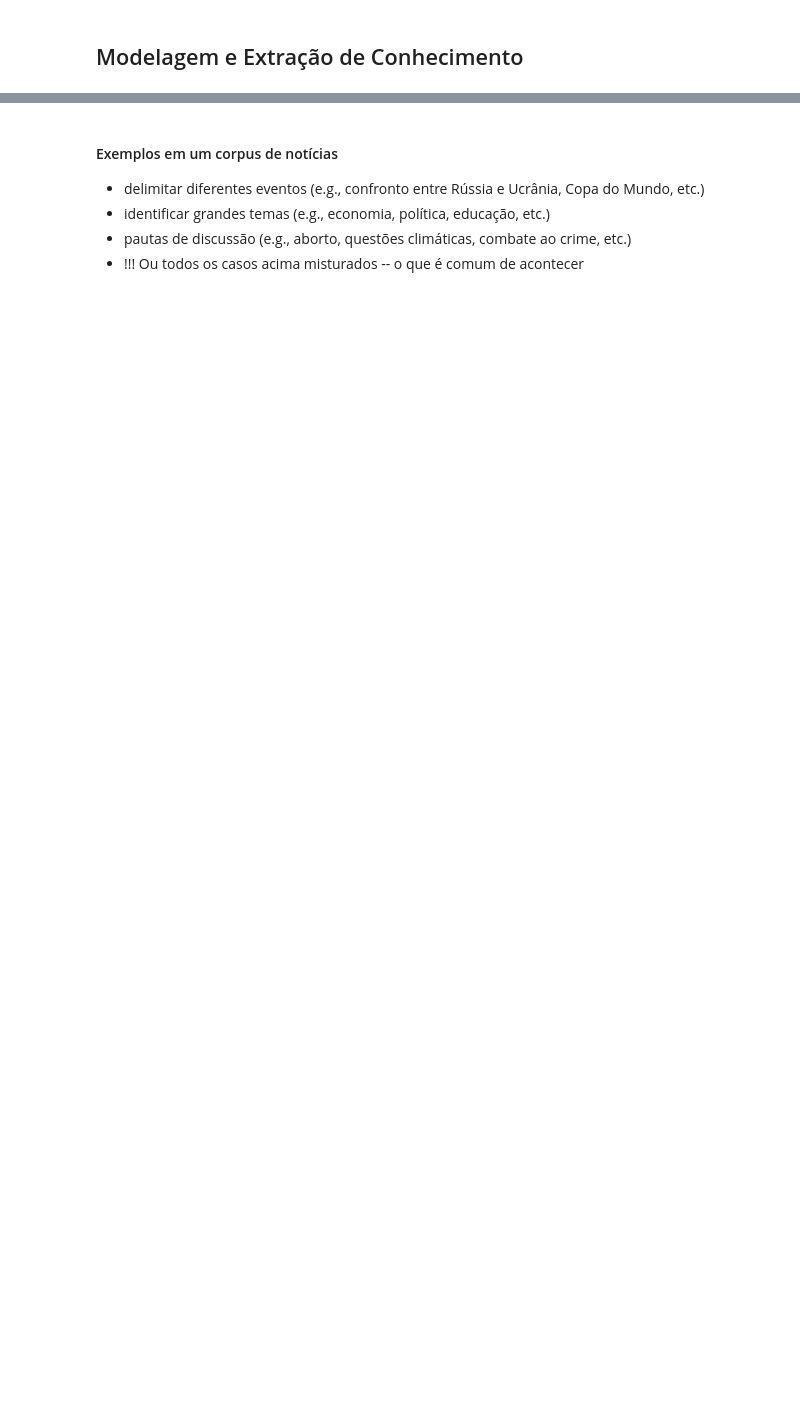
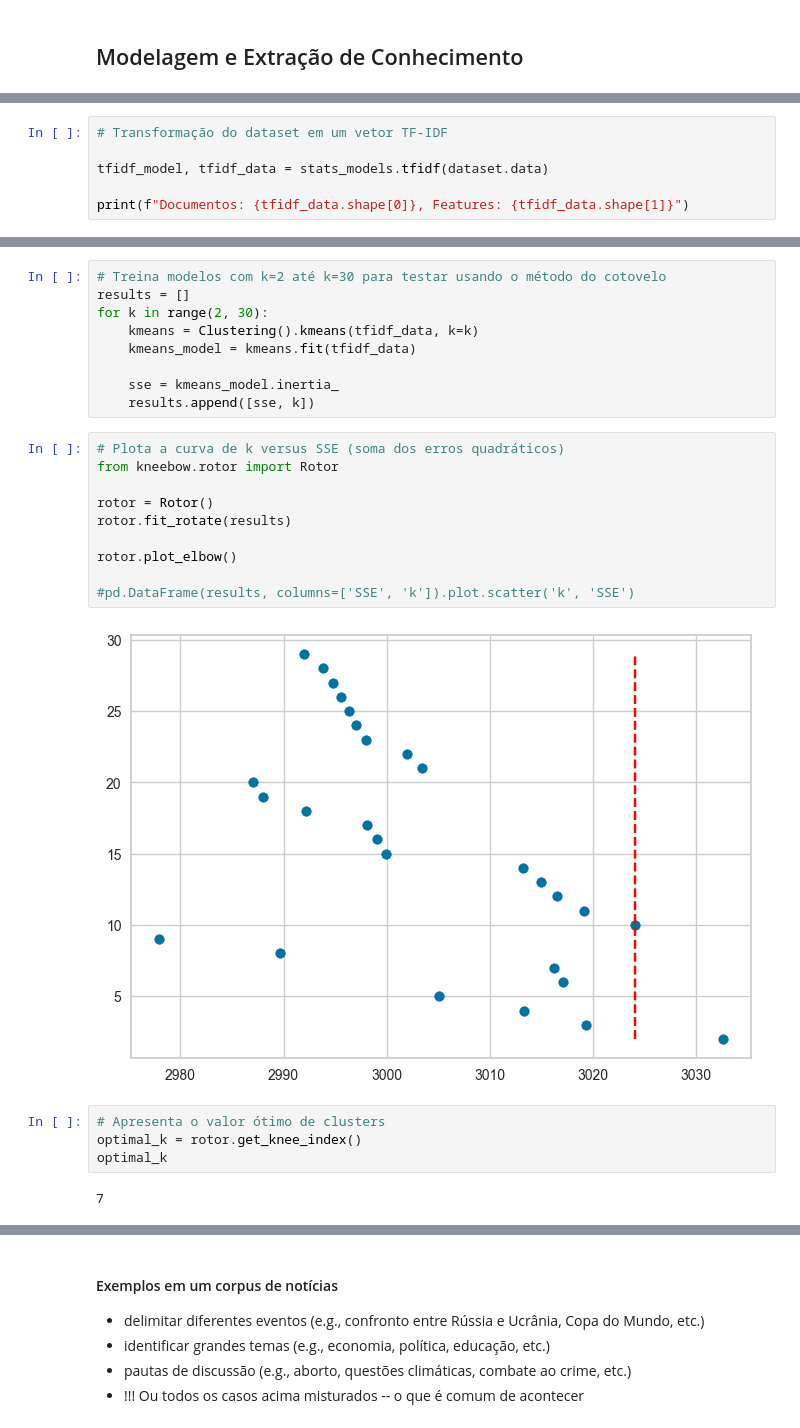
Before and after one commit to webmedia2022-nlp/course-code, a Jupyter notebook: NLP_WebMedia2022.ipynb, the cells around one changed output, grey strips where cells are left out. Cells and saved outputs as stored; diff of their text form; blank space fills up the shorter version.

```diff
--- a/NLP_WebMedia2022.ipynb
+++ b/NLP_WebMedia2022.ipynb
@@ -1404,0 +1440,6 @@ plot_similarity(sentences, sent_emb, 90)
+# %%
+# Transformação do dataset em um vetor TF-IDF
+
+tfidf_model, tfidf_data = stats_models.tfidf(dataset.data)
+
+print(f"Documentos: {tfidf_data.shape[0]}, Features: {tfidf_data.shape[1]}")
@@ -1404,0 +1469,27 @@ plot_similarity(sentences, sent_emb, 90)
+# %%
+# Treina modelos com k=2 até k=30 para testar usando o método do cotovelo
+results = []
+for k in range(2, 30):
+    kmeans = Clustering().kmeans(tfidf_data, k=k)
+    kmeans_model = kmeans.fit(tfidf_data)
+
+    sse = kmeans_model.inertia_
+    results.append([sse, k])
+# %%
+# Plota a curva de k versus SSE (soma dos erros quadráticos)
+from kneebow.rotor import Rotor
+
+rotor = Rotor()
+rotor.fit_rotate(results)
+
+rotor.plot_elbow()
+
+#pd.DataFrame(results, columns=['SSE', 'k']).plot.scatter('k', 'SSE')
+# %% [output]
+[figure, added]
+# %%
+# Apresenta o valor ótimo de clusters
+optimal_k = rotor.get_knee_index()
+optimal_k
+# %% [output]
+7
```
Also changed, not shown: parts of 13 cells of this notebook, 3 other files.
